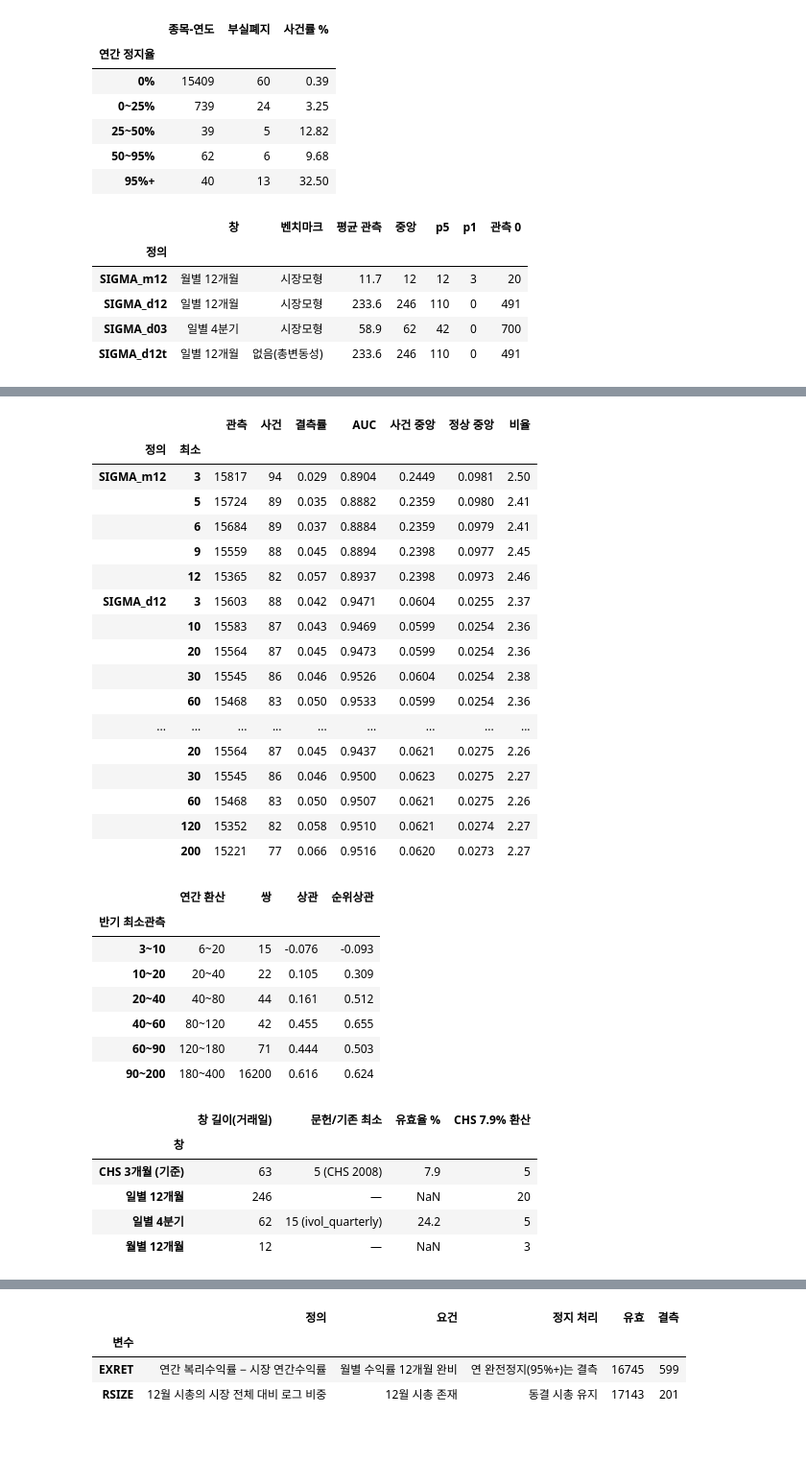
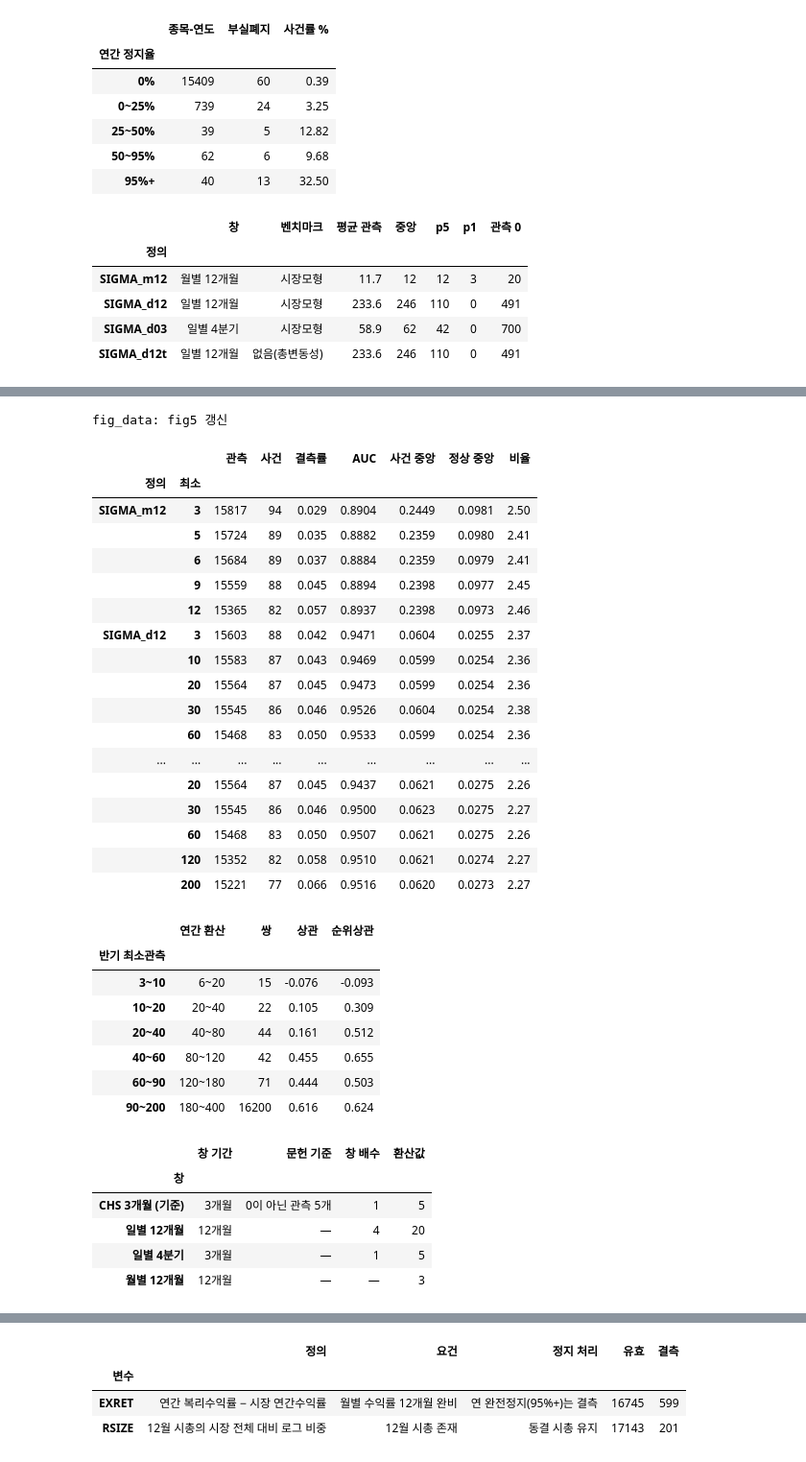
Before and after one commit to Seanjeon0220/project, a Jupyter notebook: quant/fVoL/kospi/delisted_withD.ipynb, the cells around one changed output, grey strips where cells are left out. Shown at 96% size. Saved outputs shown, nothing was run; the diff lists cells and outputs as text; code cells hidden in the pictures.

```diff
--- a/quant/fVoL/kospi/delisted_withD.ipynb
+++ b/quant/fVoL/kospi/delisted_withD.ipynb
@@ -1,6 +1,7 @@
 # %%
 # 0
 
+import json
 import warnings
 from pathlib import Path
 
@@ -24,6 +25,19 @@ import warnings
 from sklearn.exceptions import ConvergenceWarning
 warnings.filterwarnings('ignore', category=ConvergenceWarning)
 from sklearn.model_selection import GroupKFold
+
+FIGDATA = Path('fig_data.json')
+
+
+def figsave(key, obj):
+    old = json.loads(FIGDATA.read_text(encoding='utf-8')) if FIGDATA.exists() else {}
+    new = dict(old)
+    new[key] = obj
+    if new == old:
+        return
+    FIGDATA.write_text(json.dumps(new, ensure_ascii=False, indent=1, sort_keys=True),
+                       encoding='utf-8')
+    print(f'fig_data: {key} 갱신')
 # %%
 # 1
 
@@ -780,6 +806,19 @@ for k, thrs in [('SIGMA_m12', [1, 3, 5, 6, 9, 12]),
 d4b = pd.DataFrame(rows).set_index(['정의', '최소'])
 display(d4b)
 
+fig5 = []
+for k, nm, pick in [('SIGMA_m12', '월별 12개월', 3),
+                    ('SIGMA_d12', '일별 12개월', 20),
+                    ('SIGMA_d03', '일별 4분기', 5)]:
+    g = d4b.loc[k]
+    fig5.append({'name': nm, 'pick': pick,
+                 'x': [int(v) for v in g.index],
+                 'all': [float(v) for v in g['유지 %']],
+                 'bad': [float(v) for v in g['부실 유지 %']],
+                 'pre1': [float(v) for v in g['폐지직전 유지 %']]})
+figsave('fig5', fig5)
+
+
 CAND = {'SIGMA_m12': [3, 5, 6, 9, 12], 'SIGMA_d12': [3, 10, 20, 30, 60, 120, 200],
         'SIGMA_d03': [3, 5, 10, 15, 20, 30, 45], 'SIGMA_d12t': [3, 10, 20, 30, 60, 120, 200]}
 rows = []
@@ -831,10 +870,10 @@ d4d = pd.DataFrame(rows).set_index('반기 최소관측')
 display(d4d)
 
 d4e = pd.DataFrame({
-    '창 길이(거래일)': [63, 246, 62, 12],
-    '문헌/기존 최소': ['5 (CHS 2008)', '—', '15 (ivol_quarterly)', '—'],
-    '유효율 %': [7.9, np.nan, 24.2, np.nan],
-    'CHS 7.9% 환산': [5, int(np.ceil(246 * 5 / 63)), int(np.ceil(62 * 5 / 63)), 3]},
+    '창 기간': ['3개월', '12개월', '3개월', '12개월'],
+    '문헌 기준': ['0이 아닌 관측 5개', '—', '—', '—'],
+    '창 배수': ['1', '4', '1', '—'],
+    '환산값': [5, 5 * 4, 5 * 1, 3]},
     index=pd.Index(['CHS 3개월 (기준)', '일별 12개월', '일별 4분기', '월별 12개월'],
                    name='창'))
 display(d4e)
@@ -862,39 +901,40 @@ display(d4e)
 |  | 15 | 95.7 | 72.4 | 83.3 |
 |  | 20 | 95.6 | 72.3 | 83.3 |
 |  | 30 | 95.4 | 71.8 | 83.3 |
 |  | 45 | 94.8 | 70.6 | 79.2 |
+fig_data: fig5 갱신
 |  |  | 관측 | 사건 | 결측률 | AUC | 사건 중앙 | 정상 중앙 | 비율 |
 | 정의 | 최소 |  |  |  |  |  |  |  |
 | SIGMA_m12 | 3 | 15817 | 94 | 0.029 | 0.8904 | 0.2449 | 0.0981 | 2.50 |
 |  | 5 | 15724 | 89 | 0.035 | 0.8882 | 0.2359 | 0.0980 | 2.41 |
 |  | 6 | 15684 | 89 | 0.037 | 0.8884 | 0.2359 | 0.0979 | 2.41 |
 |  | 9 | 15559 | 88 | 0.045 | 0.8894 | 0.2398 | 0.0977 | 2.45 |
 |  | 12 | 15365 | 82 | 0.057 | 0.8937 | 0.2398 | 0.0973 | 2.46 |
 | SIGMA_d12 | 3 | 15603 | 88 | 0.042 | 0.9471 | 0.0604 | 0.0255 | 2.37 |
 |  | 10 | 15583 | 87 | 0.043 | 0.9469 | 0.0599 | 0.0254 | 2.36 |
 |  | 20 | 15564 | 87 | 0.045 | 0.9473 | 0.0599 | 0.0254 | 2.36 |
 |  | 30 | 15545 | 86 | 0.046 | 0.9526 | 0.0604 | 0.0254 | 2.38 |
 |  | 60 | 15468 | 83 | 0.050 | 0.9533 | 0.0599 | 0.0254 | 2.36 |
 | ... | ... | ... | ... | ... | ... | ... | ... | ... |
 |  | 20 | 15564 | 87 | 0.045 | 0.9437 | 0.0621 | 0.0275 | 2.26 |
 |  | 30 | 15545 | 86 | 0.046 | 0.9500 | 0.0623 | 0.0275 | 2.27 |
 |  | 60 | 15468 | 83 | 0.050 | 0.9507 | 0.0621 | 0.0275 | 2.26 |
 |  | 120 | 15352 | 82 | 0.058 | 0.9510 | 0.0621 | 0.0274 | 2.27 |
 |  | 200 | 15221 | 77 | 0.066 | 0.9516 | 0.0620 | 0.0273 | 2.27 |
 |  | 연간 환산 | 쌍 | 상관 | 순위상관 |
 | 반기 최소관측 |  |  |  |  |
 | 3~10 | 6~20 | 15 | -0.076 | -0.093 |
 | 10~20 | 20~40 | 22 | 0.105 | 0.309 |
 | 20~40 | 40~80 | 44 | 0.161 | 0.512 |
 | 40~60 | 80~120 | 42 | 0.455 | 0.655 |
 | 60~90 | 120~180 | 71 | 0.444 | 0.503 |
 | 90~200 | 180~400 | 16200 | 0.616 | 0.624 |
-|  | 창 길이(거래일) | 문헌/기존 최소 | 유효율 % | CHS 7.9% 환산 |
+|  | 창 기간 | 문헌 기준 | 창 배수 | 환산값 |
 | 창 |  |  |  |  |
-| CHS 3개월 (기준) | 63 | 5 (CHS 2008) | 7.9 | 5 |
-| 일별 12개월 | 246 | — | NaN | 20 |
-| 일별 4분기 | 62 | 15 (ivol_quarterly) | 24.2 | 5 |
-| 월별 12개월 | 12 | — | NaN | 3 |
+| CHS 3개월 (기준) | 3개월 | 0이 아닌 관측 5개 | 1 | 5 |
+| 일별 12개월 | 12개월 | — | 4 | 20 |
+| 일별 4분기 | 3개월 | — | 1 | 5 |
+| 월별 12개월 | 12개월 | — | — | 3 |
 # %%
 # 4
 
```
Also changed, not shown: parts of 8 cells of this notebook, 2 other files.
